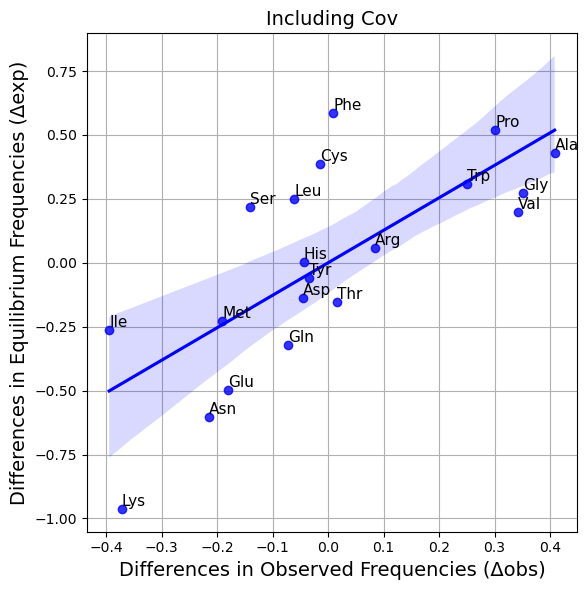
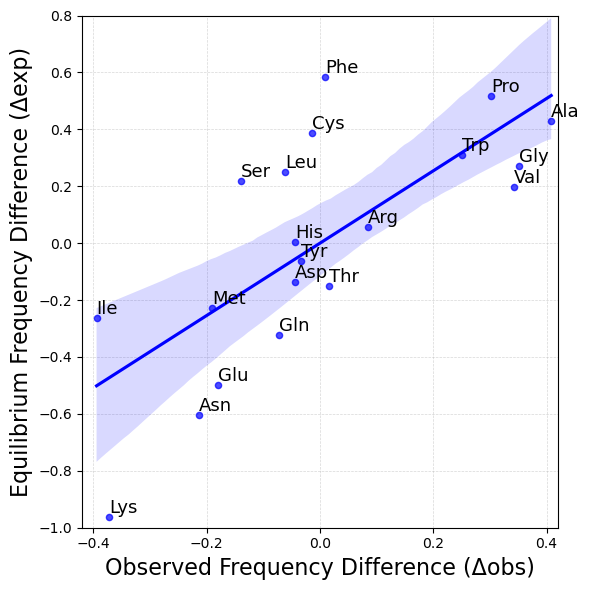
Code edit (unified diff) that turned the first committed figure into the second:
--- before
+++ after
@@ -30,13 +30,18 @@
 
 plt.figure(figsize=(6, 6))
-plt.title('Including Cov', fontsize=14)
-ax = sns.regplot(data=oe_diff, x='obs_freq', y='eq_freq', color='blue')
-ax.set_ylabel('Differences in Equilibrium Frequencies (Δexp)', fontsize=14)
-ax.set_xlabel('Differences in Observed Frequencies (Δobs)', fontsize=14)
-plt.grid(True)
+# plt.title('Including Cov', fontsize=14)
+ax = sns.regplot(data=oe_diff, x='obs_freq', y='eq_freq', color='blue', 
+                 scatter_kws={'s': 20, 'alpha': 0.7}, line_kws={'color': 'blue'})
+ax.set_ylabel('Equilibrium Frequency Difference (Δexp)', fontsize=16)
+ax.set_xlabel('Observed Frequency Difference (Δobs)', fontsize=16)
+ax.set_xticks([-0.4, -0.2, 0., 0.2, 0.4])
+ax.set_yticks([-1., -0.8, -0.6, -0.4, -0.2, 0., 0.2, 0.4, 0.6, 0.8])
+ax.set_xlim(-0.42, 0.42)
+ax.set_ylim(-1., 0.8)
+plt.grid(True, which='both', linestyle='--', linewidth=0.5, alpha=0.5)
 ax.set_axisbelow(True)
 for i, aa in enumerate(oe_diff.index):
     ax.text(
-        oe_diff.loc[aa, 'obs_freq'], oe_diff.loc[aa, 'eq_freq'], aa, fontsize=11, 
+        oe_diff.loc[aa, 'obs_freq'], oe_diff.loc[aa, 'eq_freq'], aa, fontsize=13, 
         verticalalignment='bottom', horizontalalignment='left',
 )

Commit: update F3